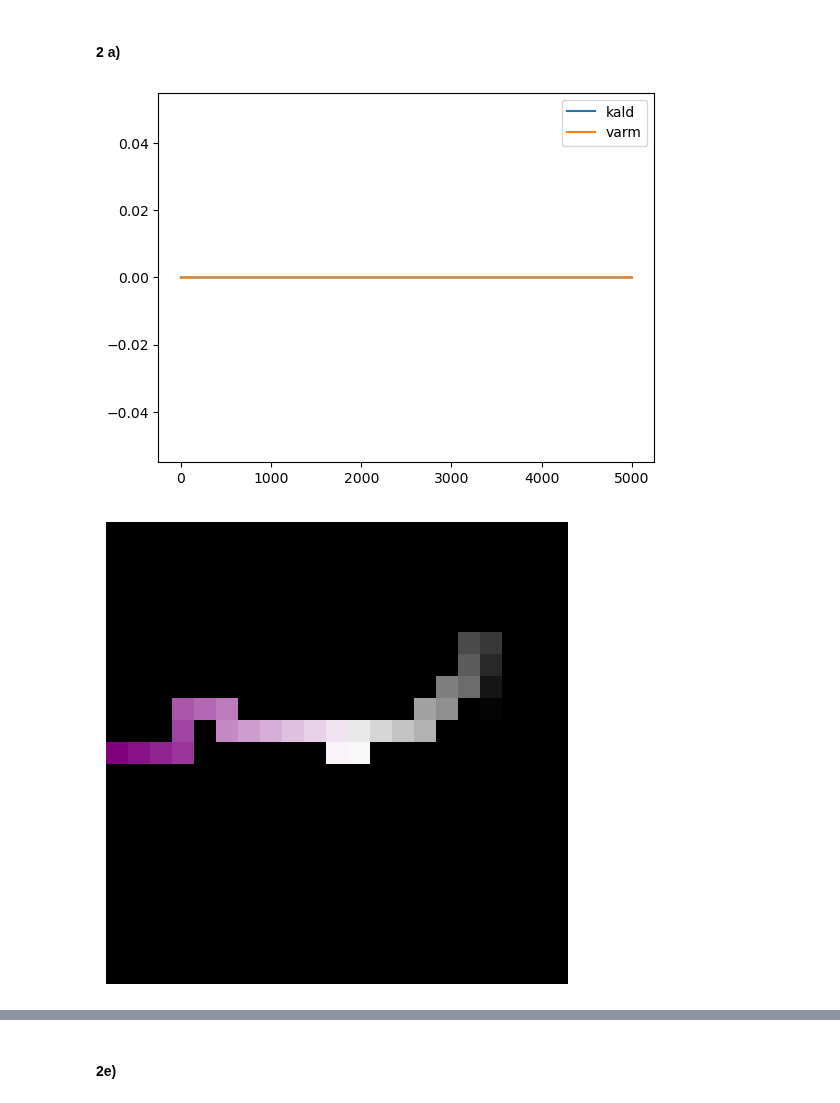
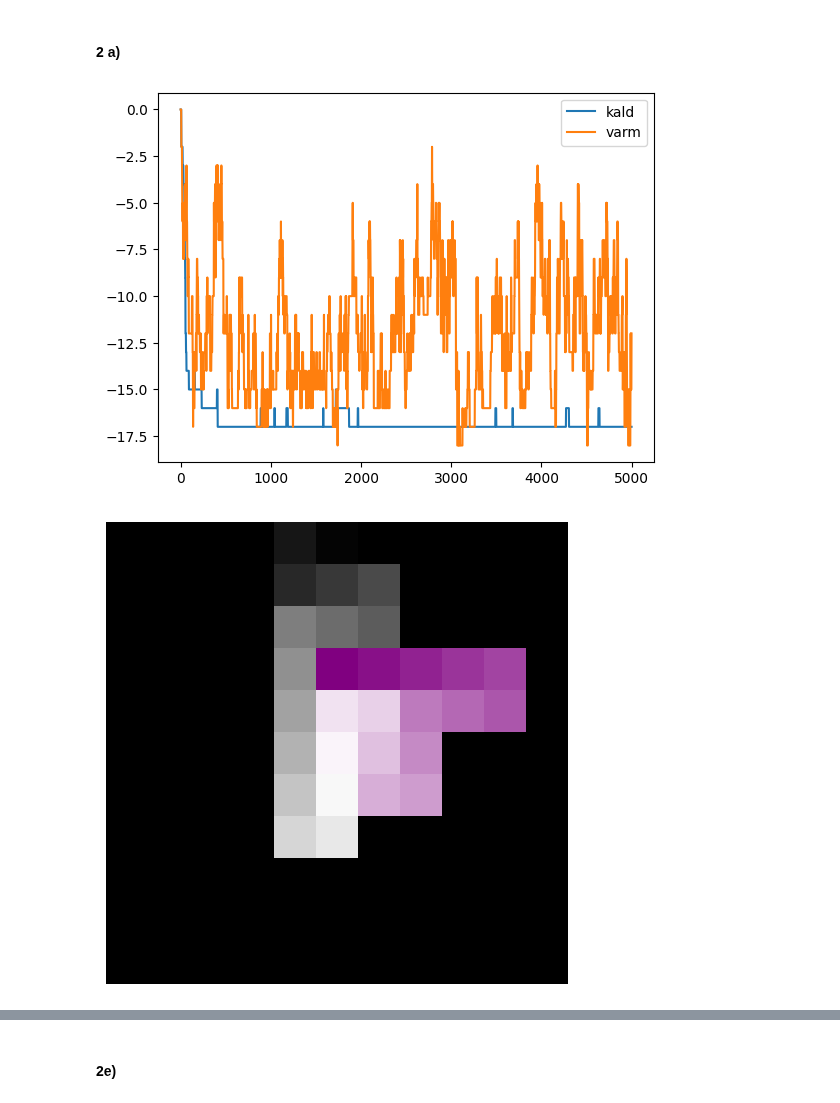
Before and after one commit to villi02/TMA4320-Introduksjon-til-vitenskapelige-beregninger-prosjekter, a Jupyter notebook: oppgave.ipynb, the cells around one changed output, grey strips where cells are left out. Saved outputs shown, nothing was run; the diff lists cells and outputs as text; code cells hidden in the pictures.

```diff
--- a/oppgave.ipynb
+++ b/oppgave.ipynb
@@ -424,33 +424,38 @@ def algorithm2(polymer_array: np.ndarray, Ns: int, interaction_matrix: np.ndarra
     while i < Ns:
         random_monomer_index = np.random.randint(N)
         rotate_clockwise = np.random.choice([True, False])
-        rotated_polymer_array = rotate_polymer_np(np.copy(polymer_array), polymer_array[random_monomer_index], not rotate_clockwise)
+        rotated_polymer_array = rotate_polymer_np(polymer_array, polymer_array[random_monomer_index], not rotate_clockwise)
 
         if is_intact_polymer_np(rotated_polymer_array, N):
+            current_energy = calculate_polymer_energy(polymer_array, interaction_matrix)
             new_energy = calculate_polymer_energy(rotated_polymer_array, interaction_matrix)
             delta_energy = new_energy - current_energy
-            if delta_energy < 0 or np.random.rand() < np.exp(-beta * delta_energy):
+            if delta_energy < 0:
                 polymer_array = rotated_polymer_array
                 current_energy = new_energy
+            if np.random.rand() < np.exp(-beta * delta_energy*4.0e-21):
+                polymer_array = rotated_polymer_array
+                current_energy = new_energy
+                #print("random event, ")
+            energy_array[i] = current_energy
+            i += 1  # Increment i after each valid rotation attempt
 
-        energy_array[i] = current_energy
-        i += 1  # Increment i after each valid rotation attempt
 
     return polymer_array, energy_array
 # %%
 N_s = 5000
-polymer_30 = polymer(30)
-V_matrix = create_V_matrix(30, -4.0e-21)
+polymer_30 = create_polymer(30)
+V_matrix = create_V_matrix(30, -1)
 polymer_array_k, energy_array_k  = algorithm2(polymer_30, N_s, V_matrix, 75)
 polymer_array_v, energy_array_v = algorithm2(polymer_30, N_s, V_matrix,300)
 
 plt.plot(np.linspace(0,N_s,N_s),energy_array_k, label = "kald")
 plt.plot(np.linspace(0,N_s,N_s),energy_array_v, label = "varm")
 plt.legend()
 plt.show()
 
 display_polymer(polymer_array_k)
 display_polymer(polymer_array_v)
 # %% [output]
-[figure, old version]
+[figure, new version]
-[figure, old version]
+[figure, new version]
```
Also changed, not shown: parts of 7 cells of this notebook.
